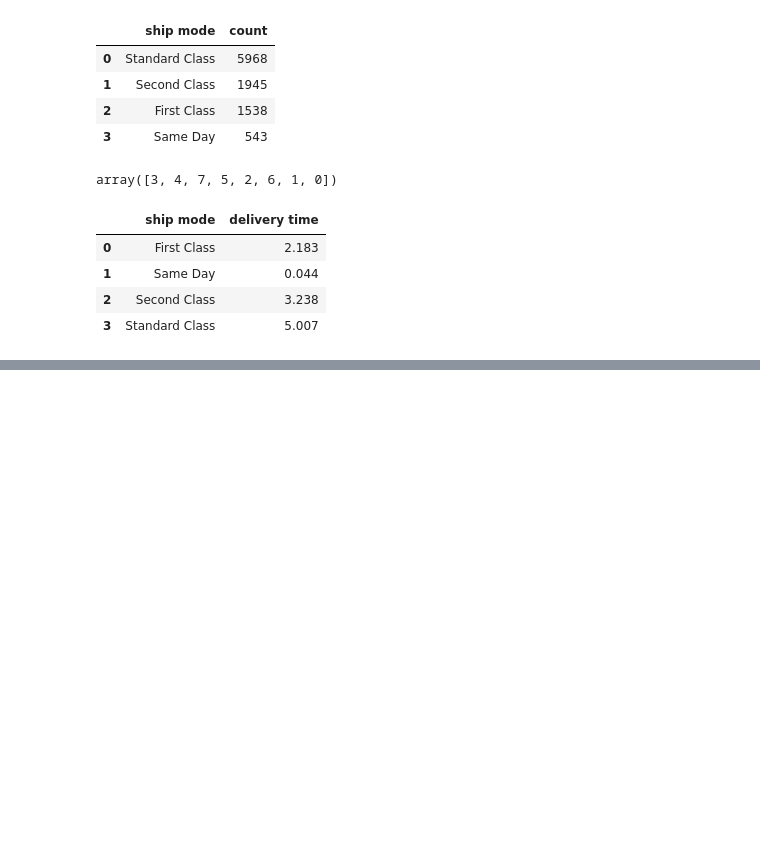
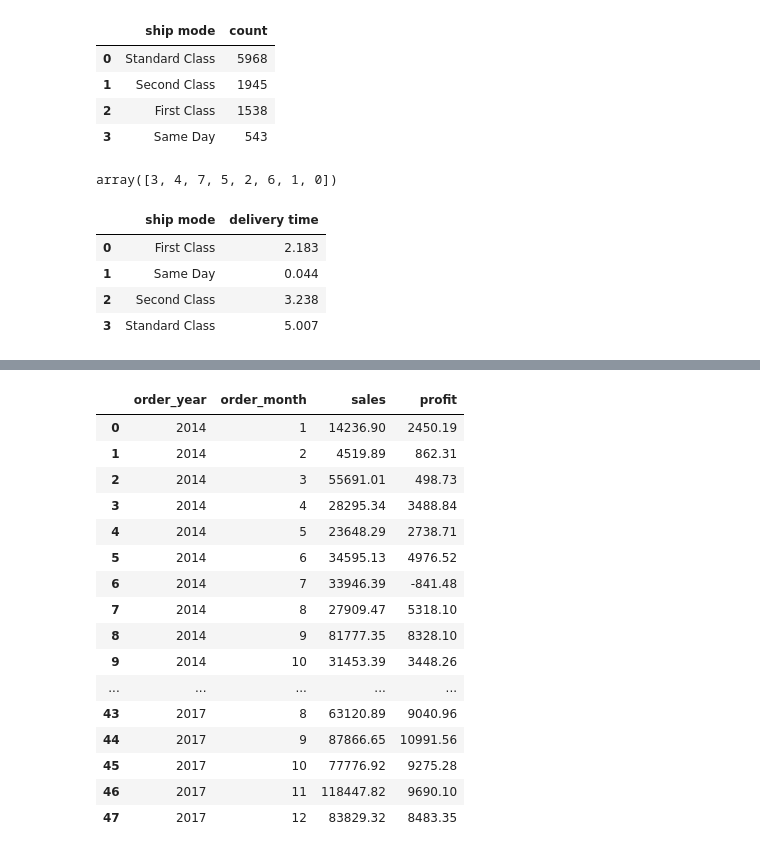
Before and after one commit to Amalgamator04/E-commerce-analysis, a Jupyter notebook: analysis.ipynb, the cells around one changed output, grey strips where cells are left out. Saved outputs shown, nothing was run; the diff lists cells and outputs as text; code cells hidden in the pictures; blank space fills up the shorter version.

```diff
--- a/analysis.ipynb
+++ b/analysis.ipynb
@@ -237,0 +287,7 @@ fig
+# %%
+data_c['order date']=pd.to_datetime(data_c['order date'])
+data_c['ship date']=pd.to_datetime(data_c['ship date'])
+# %%
+# --What is the average time taken between order and ship dates, and does it vary by region?
+data_c.head()
+data_c['processing time']=(data_c['ship date']-data_c['order date']).dt.days
@@ -237,0 +321,22 @@ fig
+# %%
+# --How do monthly sales and profits vary over the years?
+sales_profit_over_years=data_c.groupby(['order_year','order_month'])[['sales','profit']].sum().round(2).reset_index()
+sales_profit_over_years
+# %% [output]
+|  | order_year | order_month | sales | profit |
+| 0 | 2014 | 1 | 14236.90 | 2450.19 |
+| 1 | 2014 | 2 | 4519.89 | 862.31 |
+| 2 | 2014 | 3 | 55691.01 | 498.73 |
+| 3 | 2014 | 4 | 28295.34 | 3488.84 |
+| 4 | 2014 | 5 | 23648.29 | 2738.71 |
+| 5 | 2014 | 6 | 34595.13 | 4976.52 |
+| 6 | 2014 | 7 | 33946.39 | -841.48 |
+| 7 | 2014 | 8 | 27909.47 | 5318.10 |
+| 8 | 2014 | 9 | 81777.35 | 8328.10 |
+| 9 | 2014 | 10 | 31453.39 | 3448.26 |
+| ... | ... | ... | ... | ... |
+| 43 | 2017 | 8 | 63120.89 | 9040.96 |
+| 44 | 2017 | 9 | 87866.65 | 10991.56 |
+| 45 | 2017 | 10 | 77776.92 | 9275.28 |
+| 46 | 2017 | 11 | 118447.82 | 9690.10 |
+| 47 | 2017 | 12 | 83829.32 | 8483.35 |
```
Also changed, not shown: parts of 27 cells of this notebook, 3 other files.
